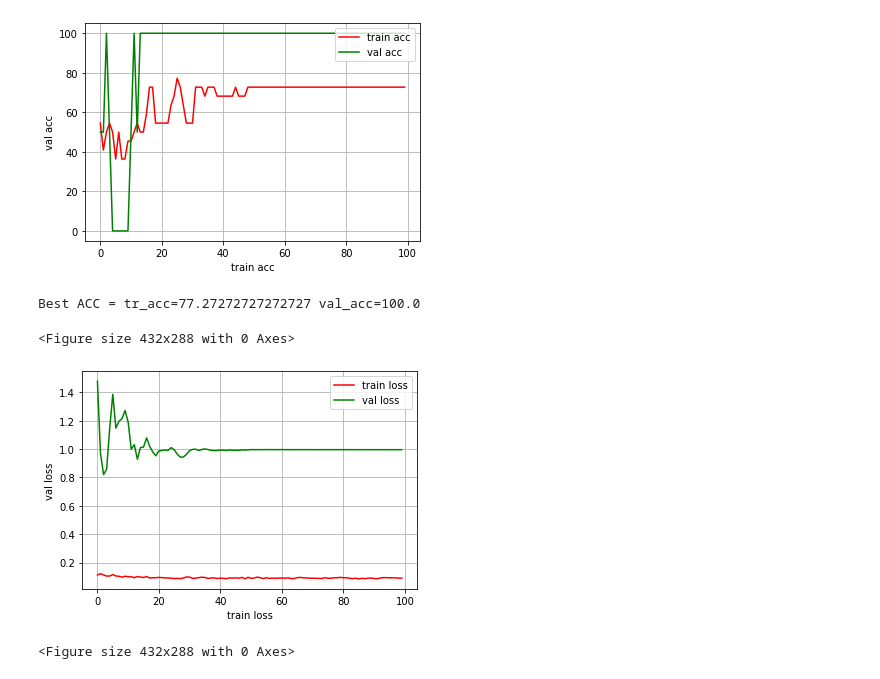
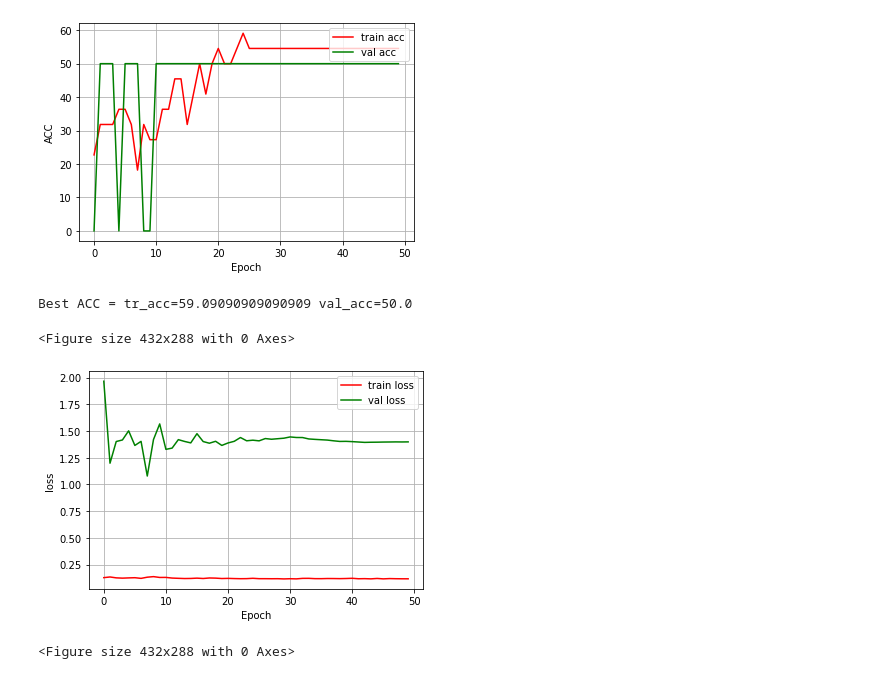
Before and after one commit to mingtatuNCTU/Smoking_Status_Detection, a Jupyter notebook: Smoking Status Detection_TextSentiment.ipynb, the cells around one changed output. Saved outputs shown, nothing was run; the diff lists cells and outputs as text; code cells hidden in the pictures.

```diff
--- a/Smoking Status Detection_TextSentiment.ipynb
+++ b/Smoking Status Detection_TextSentiment.ipynb
@@ -351,6 +351,9 @@ def train_func(sub_train_):
         optimizer.zero_grad()
         text, offsets, cls = text.to(device), offsets.to(device), cls.to(device)
         output = model(text, offsets)
+        print(offsets)
+        #print(output)
+        print(cls)
         loss = criterion(output, cls)
         train_loss += loss.item()
         loss.backward()
@@ -380,7 +383,7 @@ def test(data_):
 
 import time
 from torch.utils.data.dataset import random_split
-N_EPOCHS = 100
+N_EPOCHS = 50
 min_valid_loss = float('inf')
 
 criterion = torch.nn.CrossEntropyLoss().to(device)
@@ -442,29 +445,29 @@ Epoch: 100  | time in 0 minutes, 0 seconds
 # %%
 # print(TrLOSS)
 # print(TrACC)
 # print(ValLOSS)
 # print(ValACC)
 import matplotlib.pyplot as plt
 from matplotlib.font_manager import FontProperties
 
-def Draw(dataA,Alabel,dataB,Blabel):
+def Draw(dataA,Alabel,dataB,Blabel,labely):
     plt.plot(dataA, 'r', label=Alabel)
     plt.plot(dataB, 'g', label=Blabel)
     plt.grid(True)
-    plt.xlabel(Alabel)
-    plt.ylabel(Blabel)
+    plt.xlabel("Epoch")
+    plt.ylabel(labely)
     plt.legend(loc="upper right")
     plt.show()
     plt.figure()
 
-Draw(TrACC,'train acc',ValACC,'val acc')
+Draw(TrACC,'train acc',ValACC,'val acc','ACC')
 print("Best ACC = "+str(TOPInfo))
 # %% [output]
-[figure, old version]
+[figure, new version]
-Best ACC = tr_acc=77.27272727272727 val_acc=100.0
+Best ACC = tr_acc=59.09090909090909 val_acc=50.0
 <Figure size 432x288 with 0 Axes>
 # %%
-Draw(TrLOSS,'train loss',ValLOSS,'val loss')
+Draw(TrLOSS,'train loss',ValLOSS,'val loss','loss')
 # %% [output]
-[figure, old version]
+[figure, new version]
 <Figure size 432x288 with 0 Axes>
```
Also changed, not shown: parts of 3 cells of this notebook, 6 other files.
